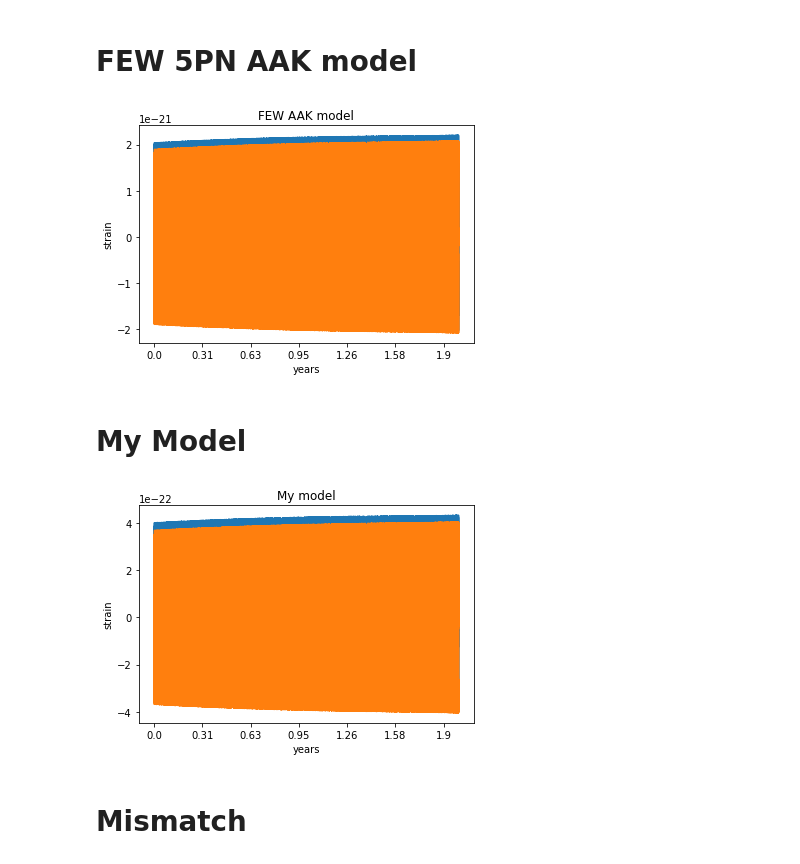
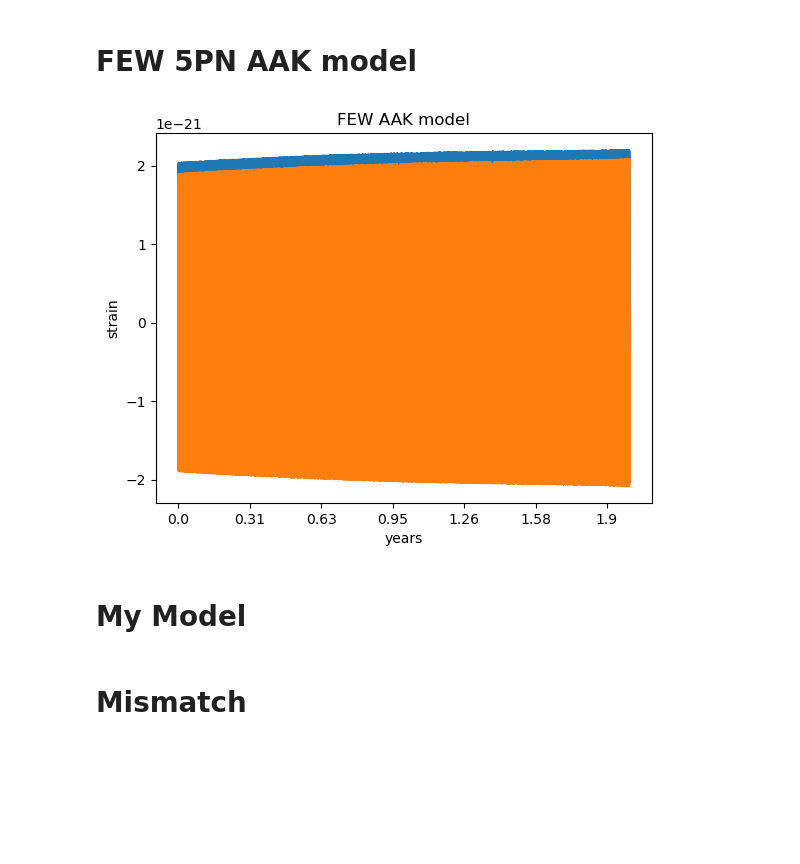
Before and after one commit to Shaun-F/GWGenerator, a Jupyter notebook: debugging/Compare generated waveforms.ipynb, the cells around one changed output. Drawn from its saved outputs; the diff is of its cells as text; code cells hidden in the pictures; blank space fills up the shorter version.

```diff
--- a/debugging/Compare generated waveforms.ipynb
+++ b/debugging/Compare generated waveforms.ipynb
@@ -42,43 +39,44 @@ T = 2
 # %% [markdown]
 # FEW 5PN AAK model
 # %%
-use_gpu = False
+use_gpu = True
 
 # keyword arguments for inspiral generator (RunKerrGenericPn5Inspiral)
 inspiral_kwargs = {
     "DENSE_STEPPING": 0,  # we want a sparsely sampled trajectory
     "max_init_len": int(1e3),  # all of the trajectories will be well under len = 1000
 }
 
 # keyword arguments for summation generator (AAKSummation)
 sum_kwargs = {
     "use_gpu": use_gpu,  # GPU is availabel for this type of summation
     "pad_output": False,
 }
 
 wave_generator = Pn5AAKWaveform(inspiral_kwargs=inspiral_kwargs, sum_kwargs=sum_kwargs, use_gpu=False)
 FEWwaveform = wave_generator(M, mu, a, p0, e0, Y0, qS, phiS, qK, phiK, dist,Phi_phi0=Phi_phi0, Phi_theta0=Phi_theta0, Phi_r0=Phi_r0, mich=mich, dt=dt, T=T)
 
 t = np.arange(len(FEWwaveform)) * dt;
-plt.plot(t, FEWwaveform.real);
-plt.plot(t, FEWwaveform.imag);
+wf = FEWwaveform.get()
+plt.plot(t, wf.real);
+plt.plot(t, wf.imag);
 plt.title("FEW AAK model");
 ticks = plt.xticks()[0][1:-1];
 newlabs = [int(i)/100 for i in (ticks*100/(60*60*24*365))];
 plt.xticks(ticks, newlabs);
 plt.xlabel("years");
 plt.ylabel("strain");
 # %% [output]
-[figure, old version]
+[figure, new version]
 # %% [markdown]
 # My Model
 # %%
-use_gpu = False
+use_gpu = True
 
 # keyword arguments for inspiral generator (RunKerrGenericPn5Inspiral)
 inspiral_kwargs = {
     "npoints": 10,  # we want a densely sampled trajectory
-    "dense_output": False
+    "dense_output": True
 }
 
 # keyword arguments for summation generator (AAKSummation)
@@ -100,8 +98,6 @@ newlabs = [int(i)/100 for i in (ticks*100/(60*60*24*365))];
 plt.xticks(ticks, newlabs);
 plt.xlabel("years");
 plt.ylabel("strain");
-# %% [output]
-[figure, removed]
 # %% [markdown]
 # Mismatch
 # %%
```
Also changed, not shown: parts of 3 cells of this notebook, 11 other files.
